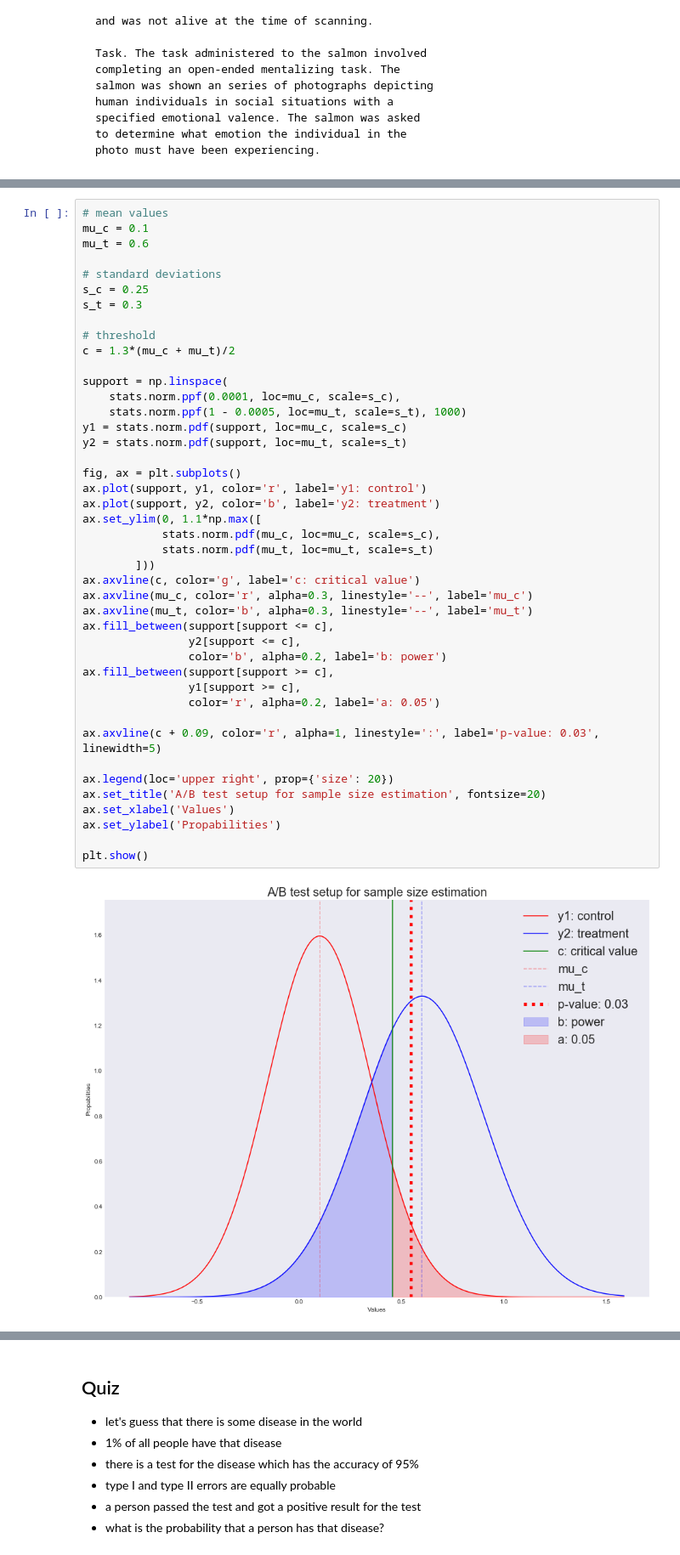
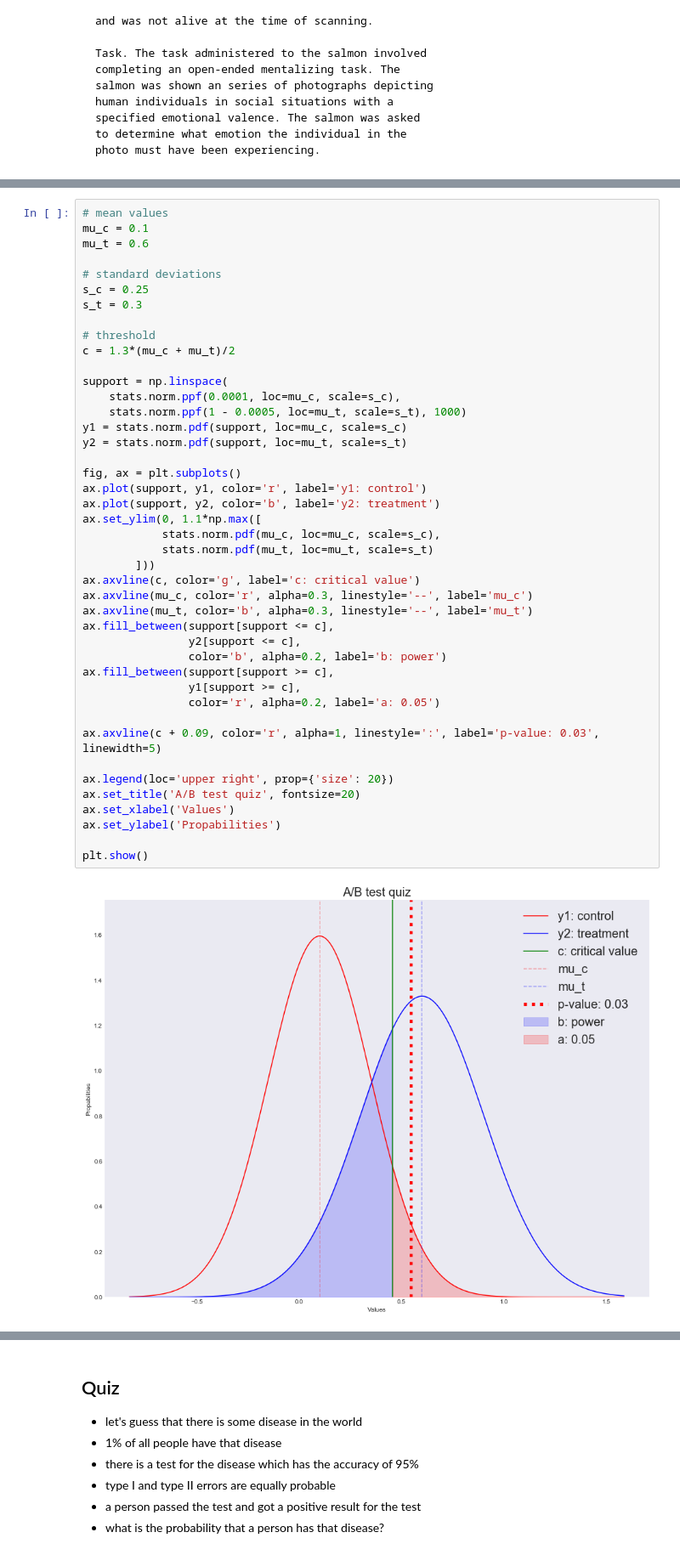
Before and after one commit to mephistopheies/dds, a Jupyter notebook: abt_mab_251117/ipy/abtmab.ipynb, the cells around one changed output, grey strips where cells are left out. Shown: that part at 85% size. Saved outputs shown, nothing was run; the diff lists cells and outputs as text.

```diff
--- a/abt_mab_251117/ipy/abtmab.ipynb
+++ b/abt_mab_251117/ipy/abtmab.ipynb
@@ -539,32 +548,32 @@ support = np.linspace(
     stats.norm.ppf(0.0001, loc=mu_c, scale=s_c),
     stats.norm.ppf(1 - 0.0005, loc=mu_t, scale=s_t), 1000)
 y1 = stats.norm.pdf(support, loc=mu_c, scale=s_c)
 y2 = stats.norm.pdf(support, loc=mu_t, scale=s_t)
 
 fig, ax = plt.subplots()
 ax.plot(support, y1, color='r', label='y1: control')
 ax.plot(support, y2, color='b', label='y2: treatment')
 ax.set_ylim(0, 1.1*np.max([
             stats.norm.pdf(mu_c, loc=mu_c, scale=s_c),
             stats.norm.pdf(mu_t, loc=mu_t, scale=s_t)
         ]))
 ax.axvline(c, color='g', label='c: critical value')
 ax.axvline(mu_c, color='r', alpha=0.3, linestyle='--', label='mu_c')
 ax.axvline(mu_t, color='b', alpha=0.3, linestyle='--', label='mu_t')
 ax.fill_between(support[support <= c],
                 y2[support <= c],
                 color='b', alpha=0.2, label='b: power')
 ax.fill_between(support[support >= c],
                 y1[support >= c],
                 color='r', alpha=0.2, label='a: 0.05')
 
 ax.axvline(c + 0.09, color='r', alpha=1, linestyle=':', label='p-value: 0.03', linewidth=5)
 
 ax.legend(loc='upper right', prop={'size': 20})
-ax.set_title('A/B test setup for sample size estimation', fontsize=20)
+ax.set_title('A/B test quiz', fontsize=20)
 ax.set_xlabel('Values')
 ax.set_ylabel('Propabilities')
 
 plt.show()
 # %% [output]
-[figure, old version]
+[figure, new version]
```
Also changed, not shown: parts of 7 cells of this notebook.
